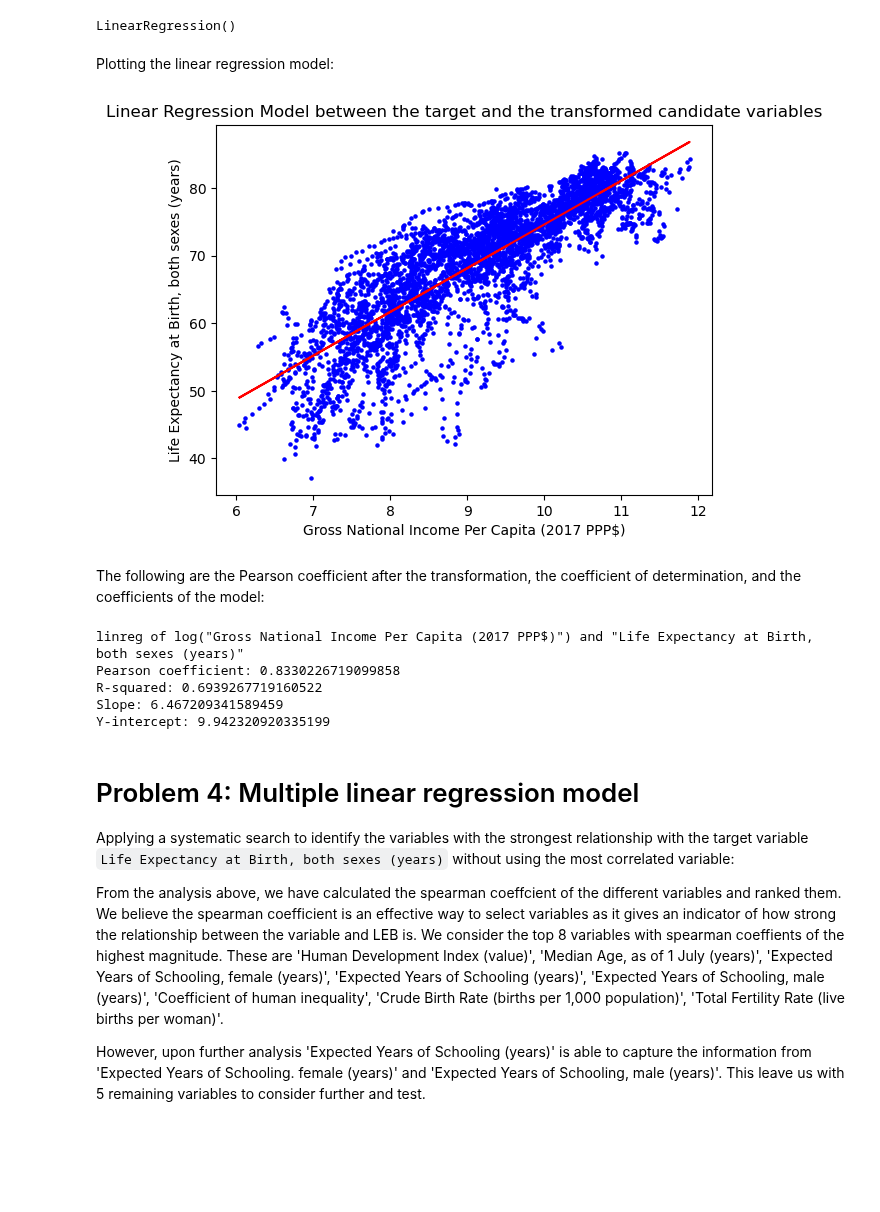
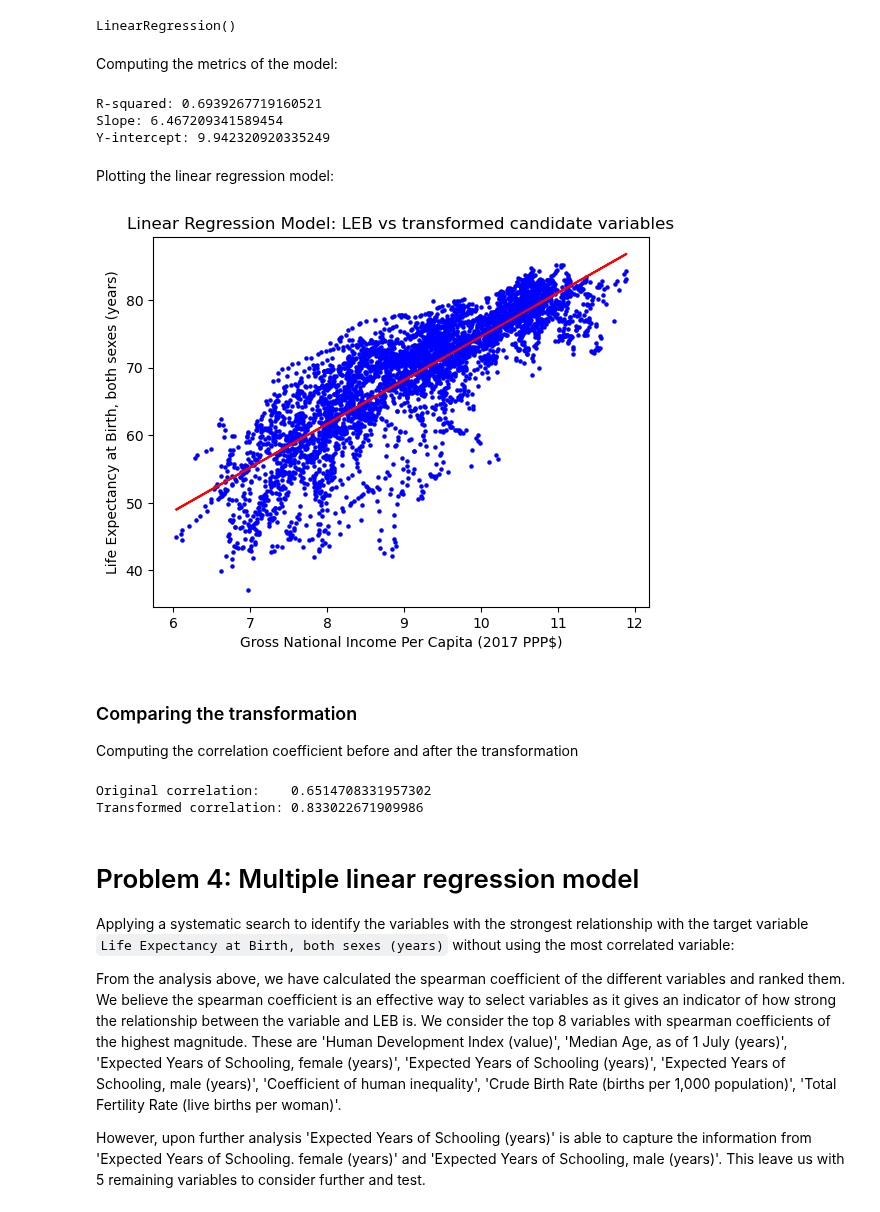
Before and after one commit to GiacomoGuidotto/DAT565, a Jupyter notebook: assignment-4/assignment-4.ipynb, the cells around one changed output. Cells and saved outputs as stored; diff of their text form; code cells hidden in the pictures; blank space fills up the shorter version.

```diff
--- a/assignment-4/assignment-4.ipynb
+++ b/assignment-4/assignment-4.ipynb
@@ -109,5 +98,7 @@ print(pearson_corr_coeff)
 Identify the variables with the strongest relationship with the target variable `Life Expectancy at Birth, both sexes (years)` using the Spearman correlation coefficient:
 # %%
-correlation = data_train.corr(method='spearman')
-correlation[target_variable].sort_values(ascending=False)
+data_train = data_train.drop(columns=[candidate_variable])
+
+correlations = data_train.corr(method='spearman')
+correlations[target_variable].sort_values(ascending=False)
 # %% [output]
@@ -149,37 +141,19 @@ Applying the logarithmic transformation to the candidate variable:
 # %%
 import numpy as np
 
-x_train = data_train[[second_candidate_variables]]
+X_train = data_train[[second_candidate_variables]]
 y_train = data_train[target_variable]
 
-log_x_train = np.log(x_train)
+log_X_train = np.log(X_train)
 
 model = LinearRegression()
-model.fit(log_x_train, y_train)
+model.fit(log_X_train, y_train)
 # %% [output]
 LinearRegression()
-# %% [markdown]
-Plotting the linear regression model:
-# %%
-plt.scatter(log_x_train, y_train, color='blue', s=5)
-plt.plot(log_x_train, model.predict(log_x_train), color='red')
-plt.title('Linear Regression Model between the target and the transformed candidate variables')
-plt.xlabel(second_candidate_variables)
-plt.ylabel(target_variable)
-
-plt.savefig("scatter_plot_nonlinear_mono_transformed_model.png")
-plt.show()
-# %% [output]
-[figure, old version]
 # %% [markdown]
-The following are the Pearson coefficient after the transformation, the coefficient of determination, and the coefficients of the model:
+Computing the metrics of the model:
 # %%
-print(f'linreg of log("{second_candidate_variables}") and "{target_variable}"')
-
-pearson_coefficient = np.corrcoef(log_x_train[second_candidate_variables], y_train)[0, 1]
-print(f'Pearson coefficient: {pearson_coefficient}')
-
-r_squared = model.score(log_x_train, y_train)
+r_squared = model.score(log_X_train, y_train)
 slope = model.coef_[0]
 y_intercept = model.intercept_
 
@@ -187,16 +161,38 @@ print(f'R-squared: {r_squared}')
 print(f'Slope: {slope}')
 print(f'Y-intercept: {y_intercept}')
 # %% [output]
-linreg of log("Gross National Income Per Capita (2017 PPP$)") and "Life Expectancy at Birth, both sexes (years)"
-Pearson coefficient: 0.8330226719099858
-R-squared: 0.6939267719160522
-Slope: 6.467209341589459
-Y-intercept: 9.942320920335199
+R-squared: 0.6939267719160521
+Slope: 6.467209341589454
+Y-intercept: 9.942320920335249
+# %% [markdown]
+Plotting the linear regression model:
+# %%
+plt.scatter(log_X_train, y_train, color='blue', s=5)
+plt.plot(log_X_train, model.predict(log_X_train), color='red')
+plt.title('Linear Regression Model: LEB vs transformed candidate variables')
+plt.xlabel(second_candidate_variables)
+plt.ylabel(target_variable)
+
+plt.savefig("scatter_plot_nonlinear_mono_transformed_model.png")
+# %% [output]
+[figure, new version]
+# %% [markdown]
+### Comparing the transformation
+Computing the correlation coefficient before and after the transformation
+# %%
+original_correlation, _ = pearsonr(X_train.values.flatten(), y_train)
+transformed_correlation, _ = pearsonr(log_X_train.values.flatten(), y_train)
+
+print(f'Original correlation:    {original_correlation}')
+print(f'Transformed correlation: {transformed_correlation}')
+# %% [output]
+Original correlation:    0.6514708331957302
+Transformed correlation: 0.833022671909986
 # %% [markdown]
 # Problem 4: Multiple linear regression model
 
 Applying a systematic search to identify the variables with the strongest relationship with the target variable `Life Expectancy at Birth, both sexes (years)` without using the most correlated variable:
 
-From the analysis above, we have calculated the spearman coeffcient of the different variables and ranked them. We believe the spearman coefficient is an effective way to select variables as it gives an indicator of how strong the relationship between the variable and LEB is. We consider the top 8 variables with spearman coeffients of the highest magnitude. These are 'Human Development Index (value)', 'Median Age, as of 1 July (years)', 'Expected Years of Schooling, female (years)', 'Expected Years of Schooling (years)', 'Expected Years of Schooling, male (years)', 'Coefficient of human inequality', 'Crude Birth Rate (births per 1,000 population)', 'Total Fertility Rate (live births per woman)'.
+From the analysis above, we have calculated the spearman coefficient of the different variables and ranked them. We believe the spearman coefficient is an effective way to select variables as it gives an indicator of how strong the relationship between the variable and LEB is. We consider the top 8 variables with spearman coefficients of the highest magnitude. These are 'Human Development Index (value)', 'Median Age, as of 1 July (years)', 'Expected Years of Schooling, female (years)', 'Expected Years of Schooling (years)', 'Expected Years of Schooling, male (years)', 'Coefficient of human inequality', 'Crude Birth Rate (births per 1,000 population)', 'Total Fertility Rate (live births per woman)'.
 
 However, upon further analysis 'Expected Years of Schooling (years)' is able to capture the information from 'Expected Years of Schooling. female (years)' and 'Expected Years of Schooling, male (years)'. This leave us with 5 remaining variables to consider further and test.
```
Also changed, not shown: parts of 22 cells of this notebook, 3 other files.
